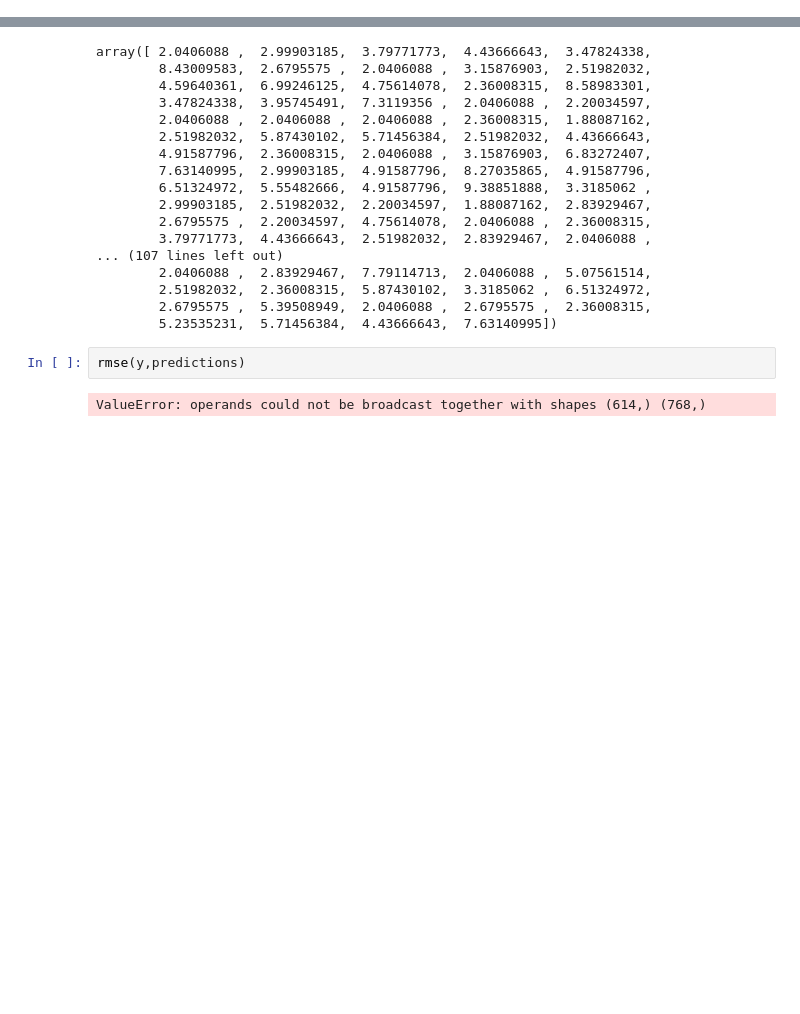
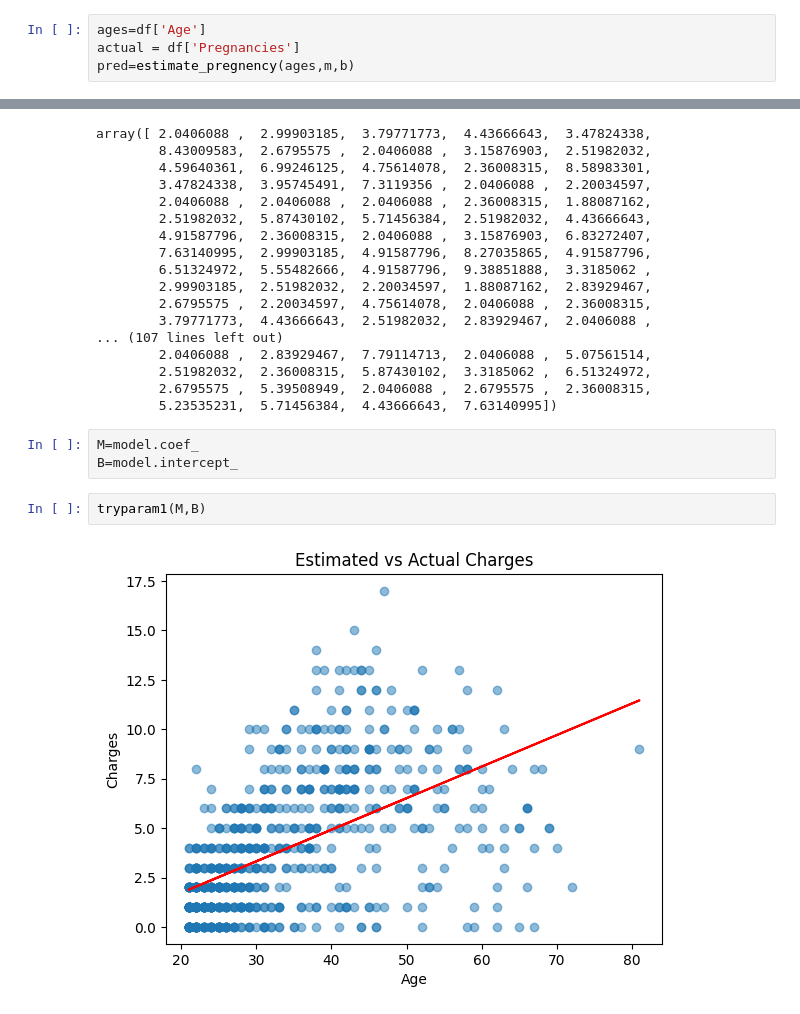
Before and after one commit to toRK25/scikit2, a Jupyter notebook: regress.ipynb, the cells around one changed output, grey strips where cells are left out. Cells and saved outputs as stored; diff of their text form; blank space fills up the shorter version.

```diff
--- a/regress.ipynb
+++ b/regress.ipynb
@@ -63,0 +103,4 @@ sns.pairplot(visual, kind = 'scatter' , plot_kws={'alpha':0.5})
+# %%
+ages=df['Age']
+actual = df['Pregnancies']
+pred=estimate_pregnency(ages,m,b)
@@ -95,6 +156,9 @@ array([ 2.0406088 ,  2.99903185,  3.79771773,  4.43666643,  3.47824338,
         2.6795575 ,  5.39508949,  2.0406088 ,  2.6795575 ,  2.36008315,
         5.23535231,  5.71456384,  4.43666643,  7.63140995])
 # %%
-rmse(y,predictions)
+M=model.coef_
+B=model.intercept_
-# %% [output]
-ValueError: operands could not be broadcast together with shapes (614,) (768,)
+# %%
+tryparam1(M,B)
+# %% [output]
+[figure, added]
```
Also changed, not shown: parts of 12 cells of this notebook, 1 other file.
